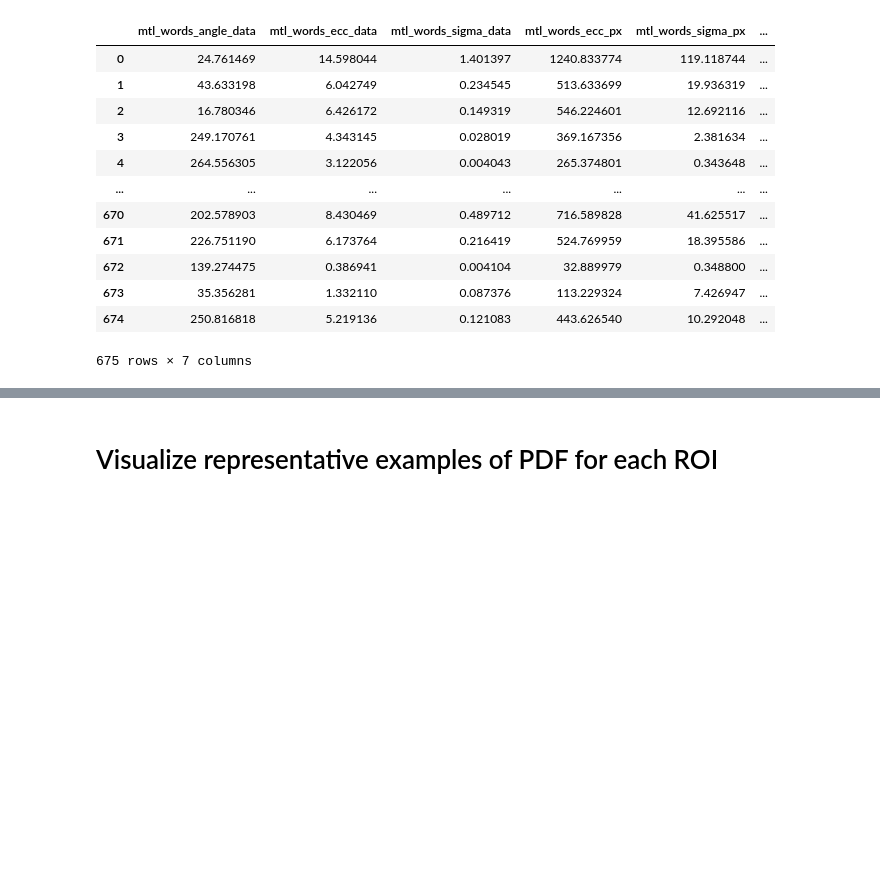
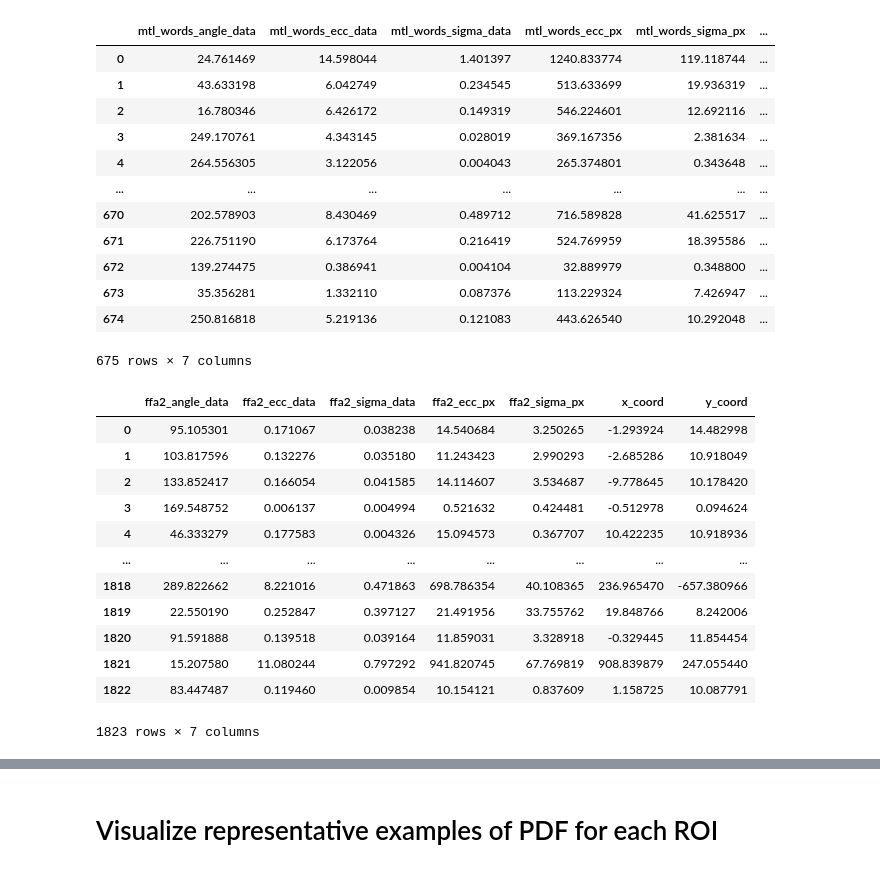
Before and after one commit to hrdkbhatnagar/nsd-static-saliency, a Jupyter notebook: scripts/03_pRF_saliency_modelling.ipynb, the cells around one changed output, grey strips where cells are left out. Drawn from its saved outputs; the diff is of its cells as text; code cells hidden in the pictures; blank space fills up the shorter version.

```diff
--- a/scripts/03_pRF_saliency_modelling.ipynb
+++ b/scripts/03_pRF_saliency_modelling.ipynb
@@ -596,7 +637,7 @@ prf_df_subj1_all_roi.head()
 # %%
 def generate_prf_all_roi_df(roi): # RENAME THE FUNCTION
     '''
-    Create a seperate df for each of the ROI (unfortunate, but no other option due to sizing issues)
+    Create a seperate dataframe for each of the ROI (unfortunate, but no other option due to sizing issues)
     '''
 
     prf_df_roi = prf_df_subj1_all_roi[[f'{roi}_angle_data',f'{roi}_ecc_data',f'{roi}_sigma_data']].dropna()
@@ -698,6 +739,22 @@ all_roi_df_dict_subj1['prf_df_mtl_words']
 | 673 | 35.356281 | 1.332110 | 0.087376 | 113.229324 | 7.426947 | ... |
 | 674 | 250.816818 | 5.219136 | 0.121083 | 443.626540 | 10.292048 | ... |
 675 rows × 7 columns
+# %%
+all_roi_df_dict_subj1['prf_df_ffa2']
+# %% [output]
+|  | ffa2_angle_data | ffa2_ecc_data | ffa2_sigma_data | ffa2_ecc_px | ffa2_sigma_px | x_coord | y_coord |
+| 0 | 95.105301 | 0.171067 | 0.038238 | 14.540684 | 3.250265 | -1.293924 | 14.482998 |
+| 1 | 103.817596 | 0.132276 | 0.035180 | 11.243423 | 2.990293 | -2.685286 | 10.918049 |
+| 2 | 133.852417 | 0.166054 | 0.041585 | 14.114607 | 3.534687 | -9.778645 | 10.178420 |
+| 3 | 169.548752 | 0.006137 | 0.004994 | 0.521632 | 0.424481 | -0.512978 | 0.094624 |
+| 4 | 46.333279 | 0.177583 | 0.004326 | 15.094573 | 0.367707 | 10.422235 | 10.918936 |
+| ... | ... | ... | ... | ... | ... | ... | ... |
+| 1818 | 289.822662 | 8.221016 | 0.471863 | 698.786354 | 40.108365 | 236.965470 | -657.380966 |
+| 1819 | 22.550190 | 0.252847 | 0.397127 | 21.491956 | 33.755762 | 19.848766 | 8.242006 |
+| 1820 | 91.591888 | 0.139518 | 0.039164 | 11.859031 | 3.328918 | -0.329445 | 11.854454 |
+| 1821 | 15.207580 | 11.080244 | 0.797292 | 941.820745 | 67.769819 | 908.839879 | 247.055440 |
+| 1822 | 83.447487 | 0.119460 | 0.009854 | 10.154121 | 0.837609 | 1.158725 | 10.087791 |
+1823 rows × 7 columns
 # %%
 def save_K_matrix_subjectwise(subject):
 
```
Also changed, not shown: parts of 16 cells of this notebook, 1 other file.
